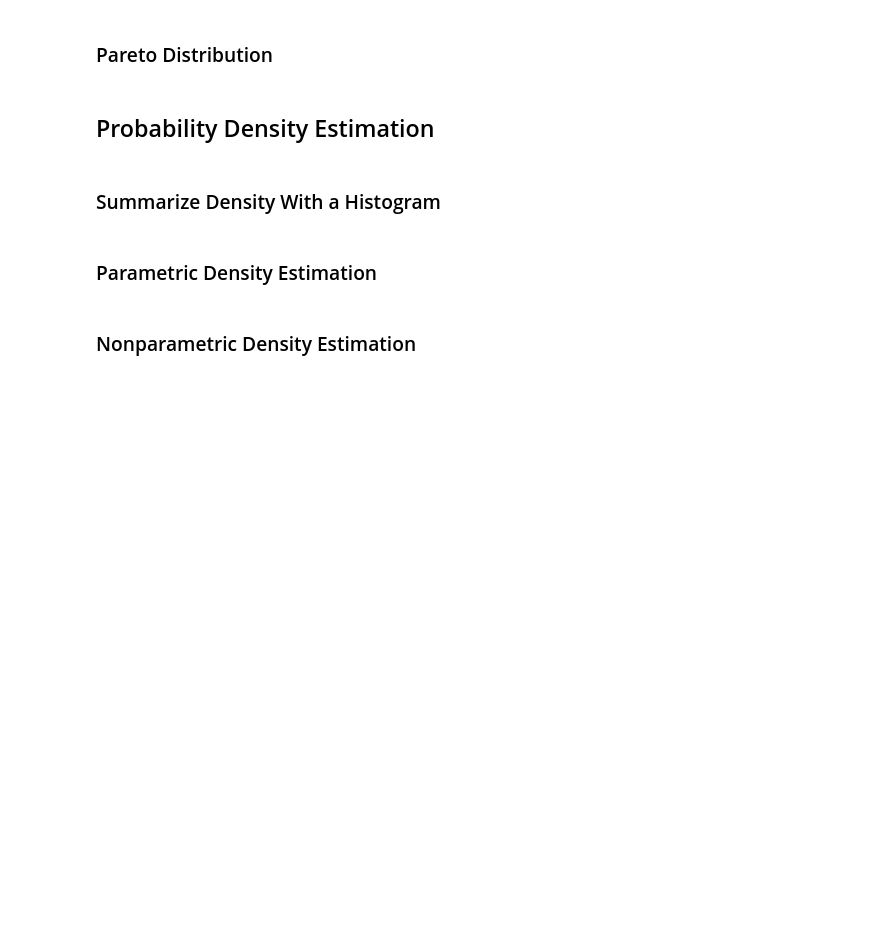
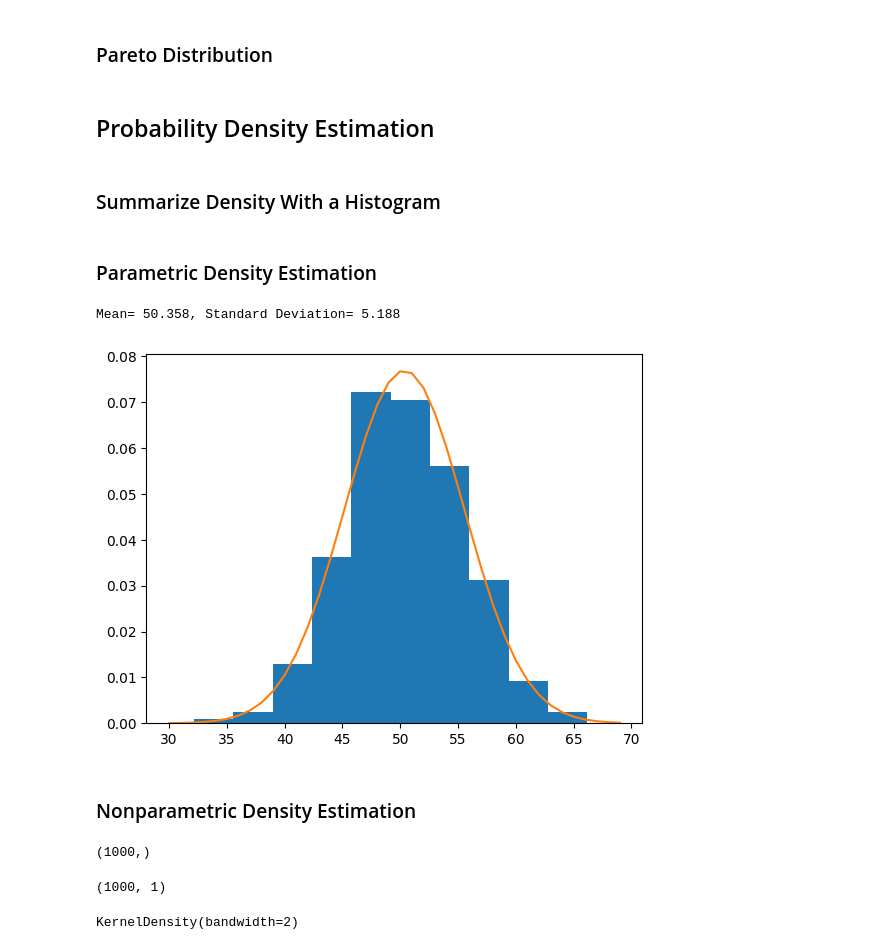
Before and after one commit to najmehtaleb/math-for-ml-dl, a Jupyter notebook: nbs/Probability/01_distributions.ipynb, the cells around one changed output. Cells and saved outputs as stored; diff of their text form; code cells hidden in the pictures; blank space fills up the shorter version.

```diff
--- a/nbs/Probability/01_distributions.ipynb
+++ b/nbs/Probability/01_distributions.ipynb
@@ -62,2 +148,21 @@ Probability of 100 success is: 0.000%
+# %%
+samples = normal(loc=50, scale=5, size=1000)
+sample_mean = mean(samples)
+sample_std = std(samples)
+# %%
+print(f'Mean= {sample_mean:0.3f}, Standard Deviation= {sample_std:.3f}')
+# %% [output]
+Mean= 50.358, Standard Deviation= 5.188
+# %%
+dist = norm(sample_mean, sample_std)
+# %%
+values = [value for value in range(30, 70)]
+probabilities = [dist.pdf(value) for value in values]
+# %%
+pyplot.hist(samples, bins=10, density=True)
+pyplot.plot(values, probabilities)
+pyplot.show()
+# %% [output]
+[figure, added]
 # %% [markdown]
 ### Nonparametric Density Estimation
@@ -63,0 +174,12 @@ Probability of 100 success is: 0.000%
+# %%
+samples1 = normal(loc=20, scale=5, size=300)
+samples2 = normal(loc=40, scale=5, size=700)
+samples = hstack((samples1, samples2))
+samples.shape
+# %% [output]
+(1000,)
+# %%
+samples = samples.reshape(len(samples), 1)
+samples.shape
+# %% [output]
+(1000, 1)
@@ -63,0 +188,4 @@ Probability of 100 success is: 0.000%
+# %%
+model.fit(samples)
+# %% [output]
+KernelDensity(bandwidth=2)
```
Also changed, not shown: parts of 46 cells of this notebook, 5 other files.
